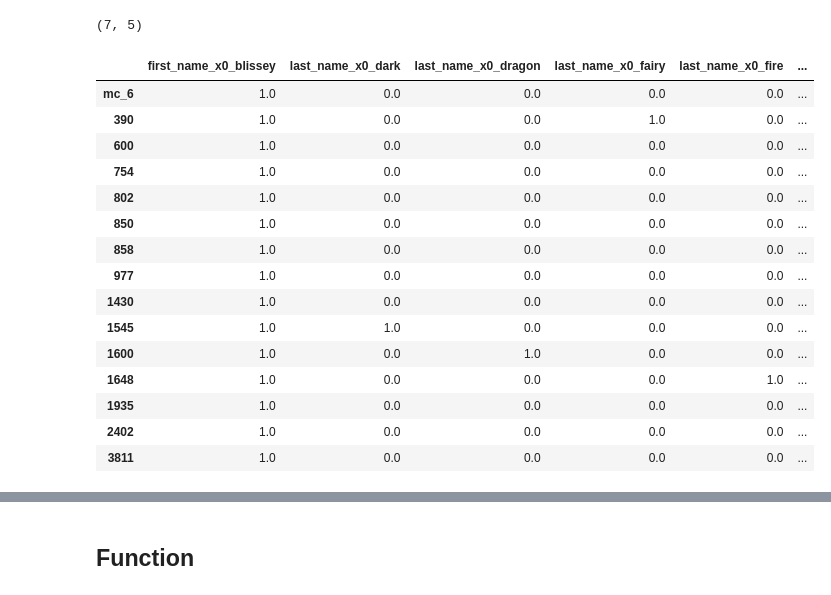
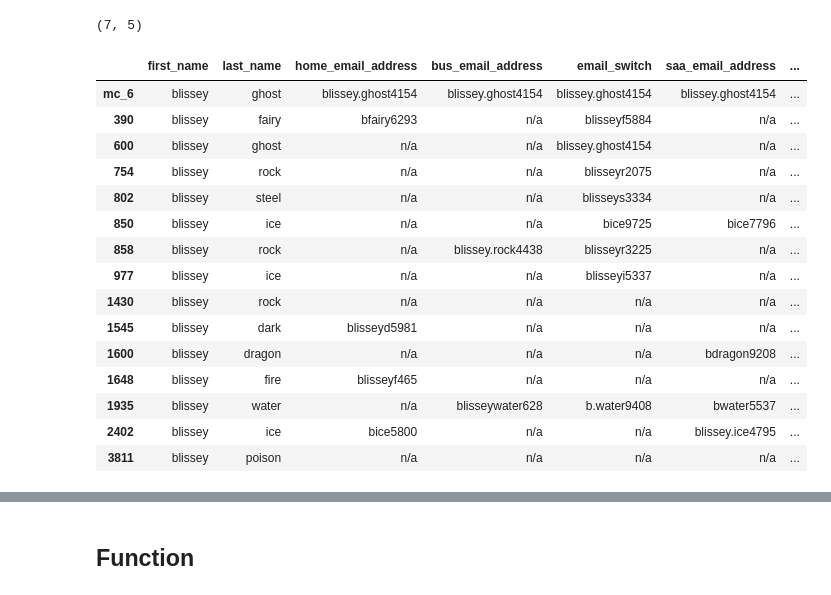
Before and after one commit to ssaeed85/Equalithon-StanfordPride, a Jupyter notebook: Final_Notebook_Maybe.ipynb, the cells around one changed output, grey strips where cells are left out. Drawn from its saved outputs; the diff is of its cells as text; code cells hidden in the pictures.

```diff
--- a/Final_Notebook_Maybe.ipynb
+++ b/Final_Notebook_Maybe.ipynb
@@ -382,41 +382,41 @@ print(df_mailchimp.shape)
 # %%
 results_dict = {}
 for i in range(0,df_mailchimp.shape[0]):
     #map the data of a mailchimp record to the format in SAA df
     df_mapped_mc_rec = map_MailChimpData_to_SAA_DF(i)
 
     #subsetting the original SAA df by the first name
     df_saa_subset = df_saa[df_saa['first_name'] == df_mapped_mc_rec.iloc[0]['first_name']]
 
     #Concattenating the 2 dataframes together
     df_mc_and_saa_subset = pd.concat([df_mapped_mc_rec,df_saa_subset], axis = 0)
 
     #Changing degree column to vectorized columns
     df_mc_and_saa_subset = parseDegreeCol(df=df_mc_and_saa_subset,deg_colName='short_degree_string')
 
     #Map the country to their 3 digit codes
     df_mc_and_saa_subset.home_country = df_mc_and_saa_subset.home_country.apply(mapCountry)
     df_mc_and_saa_subset.bus_country = df_mc_and_saa_subset.bus_country.apply(mapCountry)
 
 
-    ohe_df = ohe(df_mc_and_saa_subset, df_mc_and_saa_subset.columns)
-    ohe_df.drop(columns = df_mc_and_saa_subset.columns, inplace = True)
+#     ohe_df = ohe(df_mc_and_saa_subset, df_mc_and_saa_subset.columns)
+#     ohe_df.drop(columns = df_mc_and_saa_subset.columns, inplace = True)
 
-ohe_df
+df_mc_and_saa_subset
 # %% [output]
-|  | first_name_x0_blissey | last_name_x0_dark | last_name_x0_dragon | last_name_x0_fairy | last_name_x0_fire | ... |
-| mc_6 | 1.0 | 0.0 | 0.0 | 0.0 | 0.0 | ... |
-| 390 | 1.0 | 0.0 | 0.0 | 1.0 | 0.0 | ... |
-| 600 | 1.0 | 0.0 | 0.0 | 0.0 | 0.0 | ... |
-| 754 | 1.0 | 0.0 | 0.0 | 0.0 | 0.0 | ... |
-| 802 | 1.0 | 0.0 | 0.0 | 0.0 | 0.0 | ... |
-| 850 | 1.0 | 0.0 | 0.0 | 0.0 | 0.0 | ... |
-| 858 | 1.0 | 0.0 | 0.0 | 0.0 | 0.0 | ... |
-| 977 | 1.0 | 0.0 | 0.0 | 0.0 | 0.0 | ... |
-| 1430 | 1.0 | 0.0 | 0.0 | 0.0 | 0.0 | ... |
-| 1545 | 1.0 | 1.0 | 0.0 | 0.0 | 0.0 | ... |
-| 1600 | 1.0 | 0.0 | 1.0 | 0.0 | 0.0 | ... |
-| 1648 | 1.0 | 0.0 | 0.0 | 0.0 | 1.0 | ... |
-| 1935 | 1.0 | 0.0 | 0.0 | 0.0 | 0.0 | ... |
-| 2402 | 1.0 | 0.0 | 0.0 | 0.0 | 0.0 | ... |
-| 3811 | 1.0 | 0.0 | 0.0 | 0.0 | 0.0 | ... |
+|  | first_name | last_name | home_email_address | bus_email_address | email_switch | saa_email_address | ... |
+| mc_6 | blissey | ghost | blissey.ghost4154 | blissey.ghost4154 | blissey.ghost4154 | blissey.ghost4154 | ... |
+| 390 | blissey | fairy | bfairy6293 | n/a | blisseyf5884 | n/a | ... |
+| 600 | blissey | ghost | n/a | n/a | blissey.ghost4154 | n/a | ... |
+| 754 | blissey | rock | n/a | n/a | blisseyr2075 | n/a | ... |
+| 802 | blissey | steel | n/a | n/a | blisseys3334 | n/a | ... |
+| 850 | blissey | ice | n/a | n/a | bice9725 | bice7796 | ... |
+| 858 | blissey | rock | n/a | blissey.rock4438 | blisseyr3225 | n/a | ... |
+| 977 | blissey | ice | n/a | n/a | blisseyi5337 | n/a | ... |
+| 1430 | blissey | rock | n/a | n/a | n/a | n/a | ... |
+| 1545 | blissey | dark | blisseyd5981 | n/a | n/a | n/a | ... |
+| 1600 | blissey | dragon | n/a | n/a | n/a | bdragon9208 | ... |
+| 1648 | blissey | fire | blisseyf465 | n/a | n/a | n/a | ... |
+| 1935 | blissey | water | n/a | blisseywater628 | b.water9408 | bwater5537 | ... |
+| 2402 | blissey | ice | bice5800 | n/a | n/a | blissey.ice4795 | ... |
+| 3811 | blissey | poison | n/a | n/a | n/a | n/a | ... |
```
Also changed, not shown: parts of 1 cell of this notebook.
